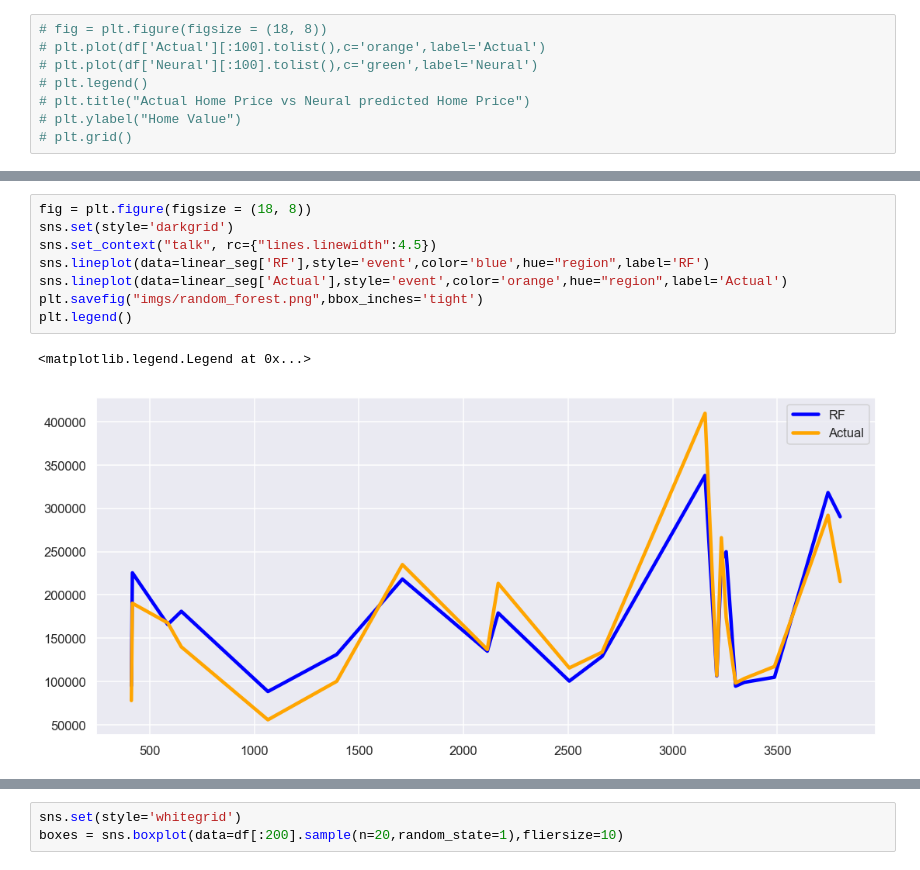
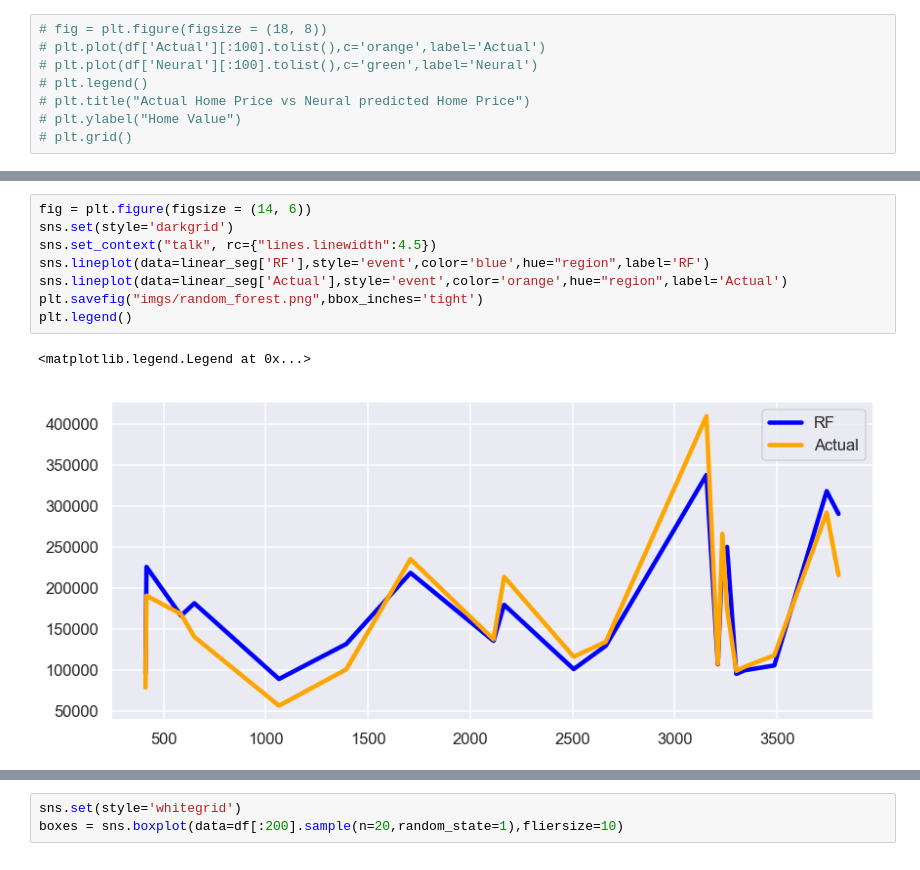
Before and after one commit to clafrance/median-house-value-prediction, a Jupyter notebook: models.ipynb, the cells around one changed output, grey strips where cells are left out. Drawn from its saved outputs; the diff is of its cells as text.

```diff
--- a/models.ipynb
+++ b/models.ipynb
@@ -562,12 +574,12 @@ plt.legend()
 # %%
-fig = plt.figure(figsize = (18, 8))
+fig = plt.figure(figsize = (14, 6))
 sns.set(style='darkgrid')
 sns.set_context("talk", rc={"lines.linewidth":4.5})
 sns.lineplot(data=linear_seg['RF'],style='event',color='blue',hue="region",label='RF')
 sns.lineplot(data=linear_seg['Actual'],style='event',color='orange',hue="region",label='Actual')
 plt.savefig("imgs/random_forest.png",bbox_inches='tight')
 plt.legend()
 # %% [output]
 <matplotlib.legend.Legend at 0x...>
-[figure, old version]
+[figure, new version]
 # %%
```
Also changed, not shown: parts of 9 cells of this notebook, 6 other files.
